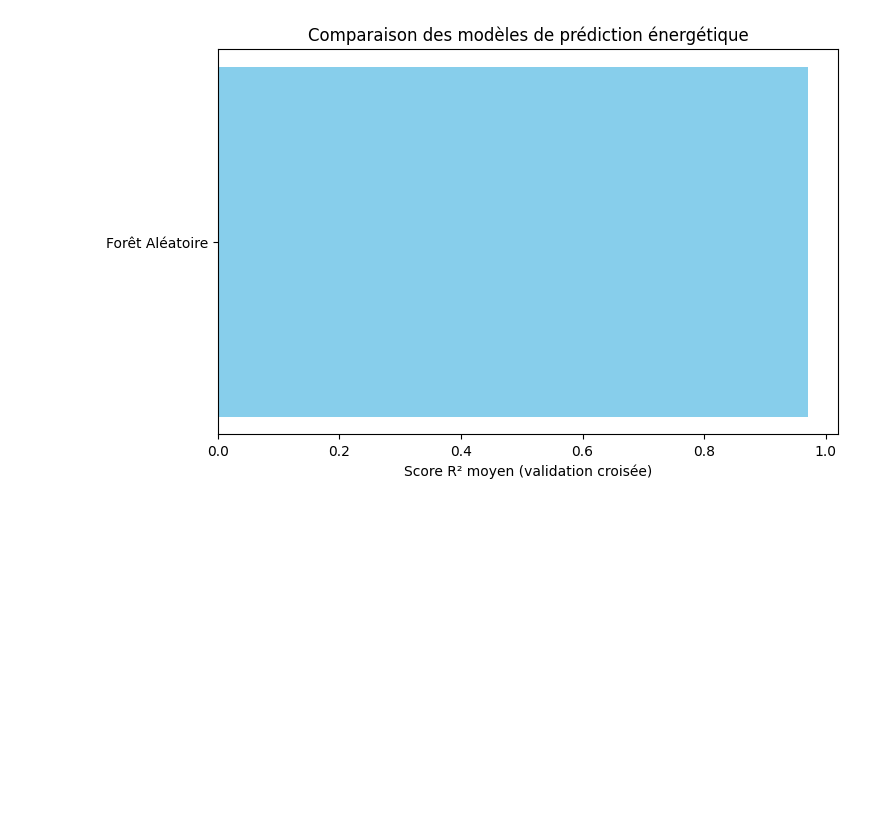
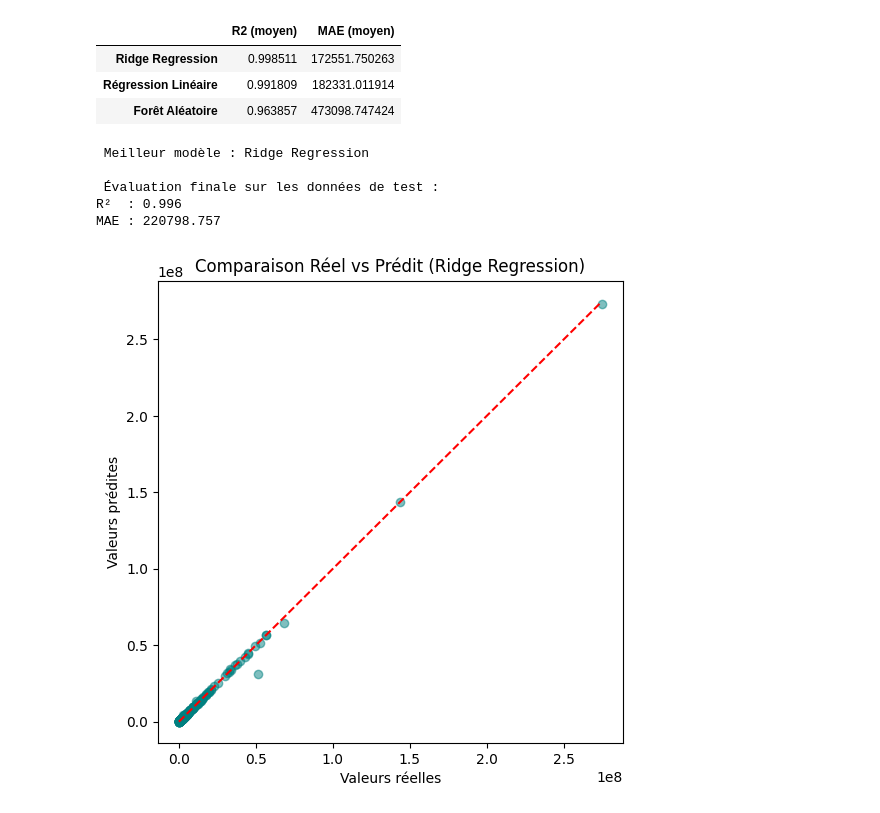
Before and after one commit to sjbl69/Seattle_Building_Energy_Prediction, a Jupyter notebook: notebooks/03_Modelisation.ipynb, the cells around one changed output. Cells and saved outputs as stored; diff of their text form; code cells hidden in the pictures; blank space fills up the shorter version.

Commit message:
Mise à jour complète du projet : nettoyage, modélisation et SHAP

```diff
--- a/notebooks/03_Modelisation.ipynb
+++ b/notebooks/03_Modelisation.ipynb
@@ -87,13 +22,67 @@ GradientBoostingRegressor does not accept missing values encoded as NaN natively
 # %%
-# --- Visualisation des performances
+# --- Comparaison de plusieurs modèles
+models = {
+    "Régression Linéaire": LinearRegression(),
+    "Ridge Regression": Ridge(alpha=1.0),
+    "Forêt Aléatoire": RandomForestRegressor(n_estimators=100, random_state=42)
+}
 
-import matplotlib.pyplot as plt
+scoring = {"R2": make_scorer(r2_score), "MAE": make_scorer(mean_absolute_error)}
+results = {}
 
-plt.figure(figsize=(8,5))
-plt.barh(results_df.index, results_df["R2 (moyen)"], color="skyblue")
-plt.xlabel("Score R² moyen (validation croisée)")
-plt.title("Comparaison des modèles de prédiction énergétique")
-plt.gca().invert_yaxis()
-plt.show()
+#  Nettoyage des NaN avant l'entraînement
+X_train = X_train.fillna(0)
+X_test = X_test.fillna(0)
+y_train = y_train.fillna(0)
+y_test = y_test.fillna(0)
+
+for name, model in models.items():
+    scores = cross_validate(model, X_train, y_train, cv=5, scoring=scoring)
+    results[name] = {
+        "R2 (moyen)": np.mean(scores["test_R2"]),
+        "MAE (moyen)": np.mean(scores["test_MAE"])
+    }
+
+results_df = pd.DataFrame(results).T.sort_values(by="R2 (moyen)", ascending=False)
+display(results_df)
 # %% [output]
-[figure, removed]
+|  | R2 (moyen) | MAE (moyen) |
+| Ridge Regression | 0.998511 | 172551.750263 |
+| Régression Linéaire | 0.991809 | 182331.011914 |
+| Forêt Aléatoire | 0.963857 | 473098.747424 |
+# %%
+# --- Identifier et tester le meilleur modèle
+
+import matplotlib.pyplot as plt
+
+
+best_model_name = results_df.index[0]
+print(f" Meilleur modèle : {best_model_name}")
+
+best_model = models[best_model_name]
+best_model.fit(X_train, y_train)
+y_pred = best_model.predict(X_test)
+
+# --- Évaluation finale sur le jeu de test
+r2 = r2_score(y_test, y_pred)
+mae = mean_absolute_error(y_test, y_pred)
+
+print(f"\n Évaluation finale sur les données de test :")
+print(f"R²  : {r2:.3f}")
+print(f"MAE : {mae:.3f}")
+
+# --- Visualisation des prédictions
+plt.figure(figsize=(6,6))
+plt.scatter(y_test, y_pred, alpha=0.5, color="teal")
+plt.plot([y_test.min(), y_test.max()], [y_test.min(), y_test.max()], "r--")
+plt.xlabel("Valeurs réelles")
+plt.ylabel("Valeurs prédites")
+plt.title(f"Comparaison Réel vs Prédit ({best_model_name})")
+plt.show()
+# %% [output]
+ Meilleur modèle : Ridge Regression
+
+ Évaluation finale sur les données de test :
+R²  : 0.996
+MAE : 220798.757
+[figure, added]
```
Also changed, not shown: parts of 3 cells of this notebook, 6 other files.
